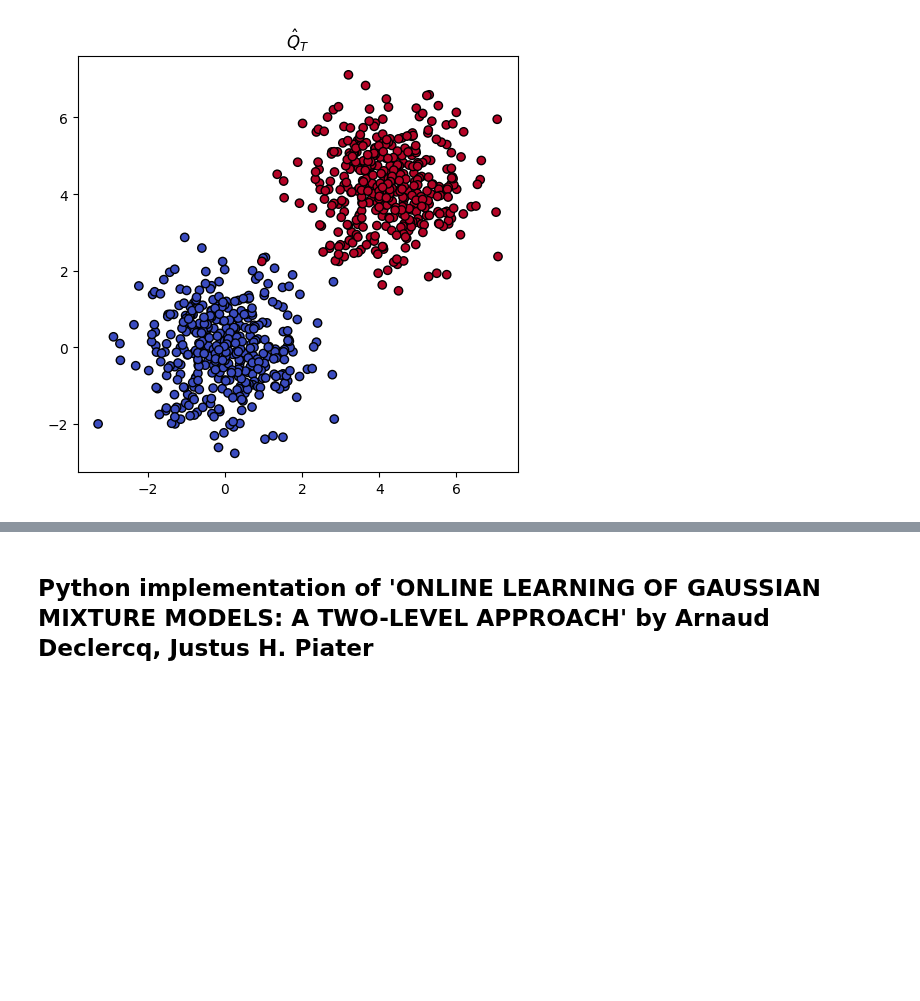
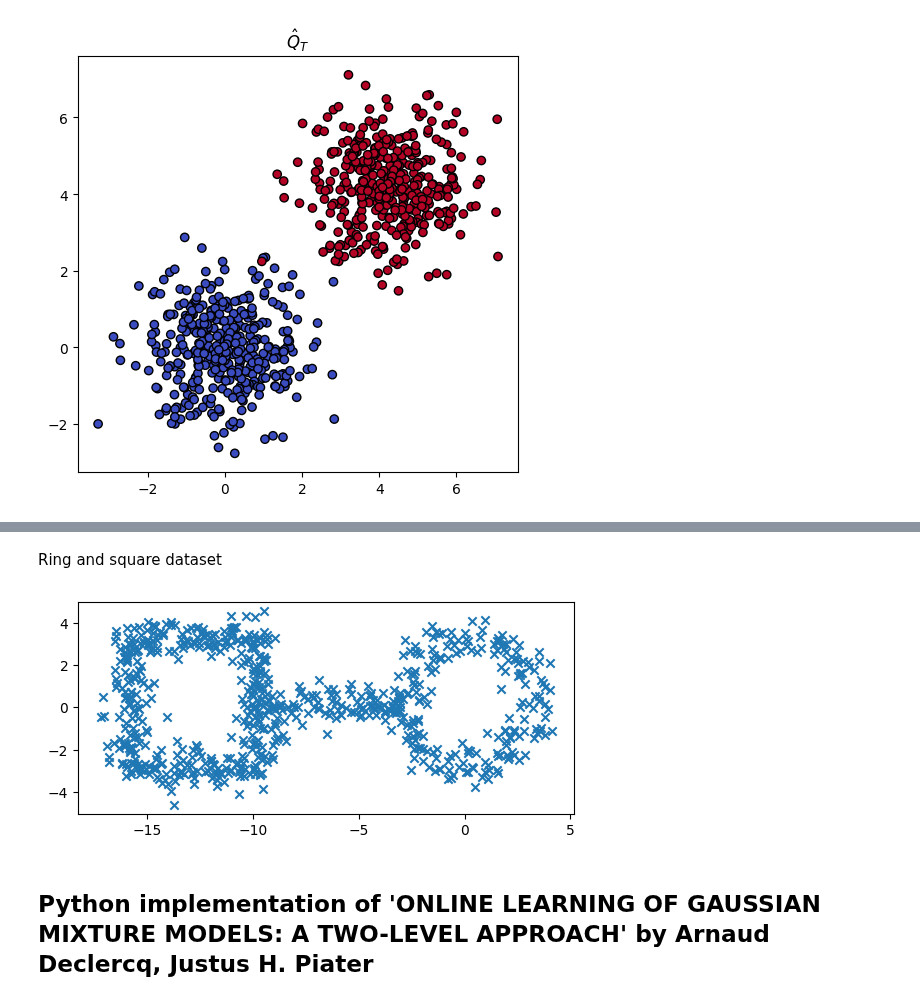
Before and after one commit to Stevan-LS/Online-DaDiL, a Jupyter notebook: Online GMM/Online GMM.ipynb, the cells around one changed output, grey strips where cells are left out. Saved outputs shown, nothing was run; the diff lists cells and outputs as text; code cells hidden in the pictures; blank space fills up the shorter version.

```diff
--- a/Online GMM/Online GMM.ipynb
+++ b/Online GMM/Online GMM.ipynb
@@ -77,3 +81,58 @@ ax.scatter(X_arc[:, 0], X_arc[:, 1], marker = 'x')
+# %% [markdown]
+Ring and square dataset
+# %%
+# Number of data points for each component
+num_points = 200
+
+# Generate data for a ring
+radius = 3
+theta_ring = np.linspace(0, 2 * np.pi, num_points)
+ring_x = radius * np.cos(theta_ring)
+ring_y = radius * np.sin(theta_ring)
+
+# Define the side length of the square
+side_length = 6
+
+# Generate points for all sides of the square
+
+# Generate points for the bottom side of the square
+bottom_x = np.linspace(-10 - side_length, -10, num_points//2)
+bottom_y = np.full(num_points//2, -side_length / 2)
+
+# Generate points for the top side of the square
+top_x = np.linspace(-10 - side_length, -10, num_points//2)  # Reversed order
+top_y = np.full(num_points//2, side_length / 2)
+
+# Generate points for the left side of the square
+left_x = np.full(num_points//2, -10 - side_length)
+left_y = np.linspace(-side_length / 2, side_length / 2, num_points//2)
+
+# Generate points for the right side of the square
+right_x = np.full(num_points//2, -10)
+right_y = np.linspace(side_length / 2, -side_length / 2, num_points//2)  # Reversed order
+
+# Combine all points to create the square dataset
+square_x = np.concatenate((bottom_x, right_x, top_x, left_x))
+square_y = np.concatenate((bottom_y, right_y, top_y, left_y))
+
+# Generate data for a connecting line
+line_x = np.linspace(-3, -10, num_points//2)
+line_y = np.zeros(num_points//2)
+
+# Combine the datasets
+x = np.concatenate((ring_x, square_x, line_x))
+y = np.concatenate((ring_y, square_y, line_y))
+
+x += np.random.normal(0.2, 0.5, len(x))
+y += np.random.normal(0.2, 0.5, len(y))
+
+X_ring_and_square = np.concatenate((x.reshape((len(x), 1)), y.reshape((len(y), 1))), axis=1)
+
+plt.scatter(x, y, marker='x')
+plt.gca().set_aspect('equal', adjustable='box')
+plt.show()
+# %% [output]
+[figure, added]
 # %% [markdown]
 ## Python implementation of 'ONLINE LEARNING OF GAUSSIAN MIXTURE MODELS: A TWO-LEVEL APPROACH' by Arnaud Declercq, Justus H. Piater
 # %% [markdown]
```
Also changed, not shown: parts of 7 cells of this notebook, 1 other file.
